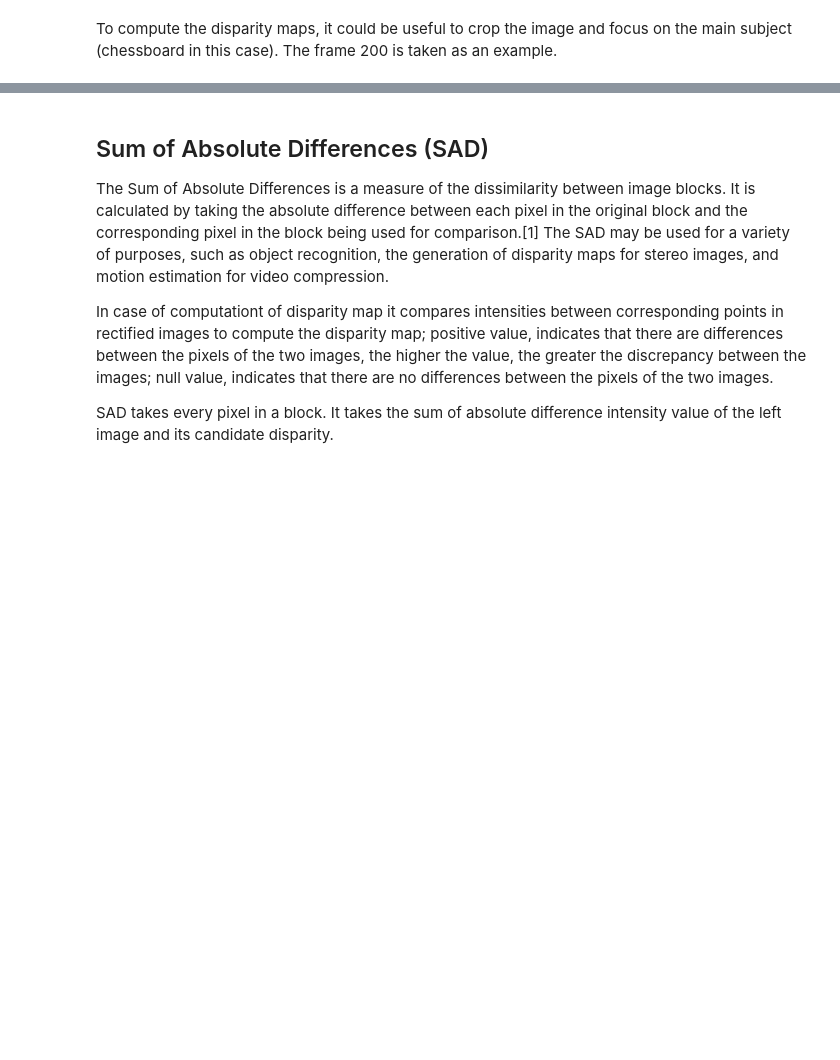
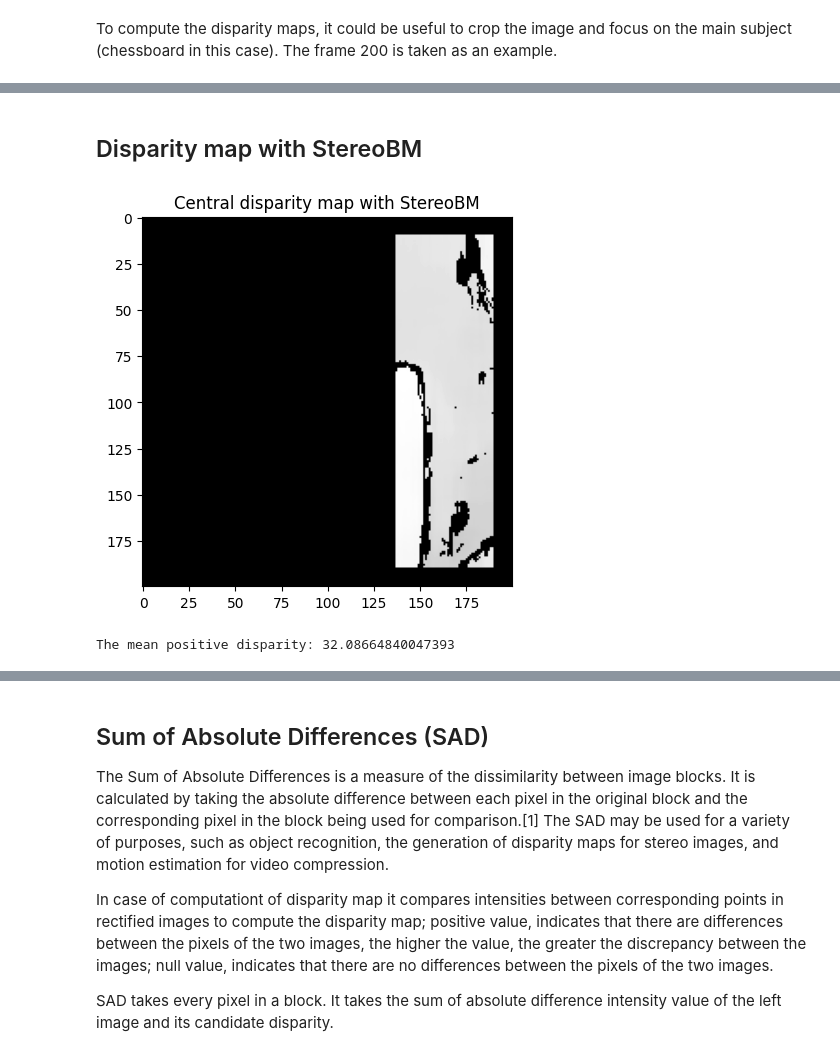
Before and after one commit to ArkaStark/RobotNavigation, a Jupyter notebook: Robot-navigation-paper.ipynb, the cells around one changed output, grey strips where cells are left out. Drawn from its saved outputs; the diff is of its cells as text; code cells hidden in the pictures; blank space fills up the shorter version.

```diff
--- a/Robot-navigation-paper.ipynb
+++ b/Robot-navigation-paper.ipynb
@@ -157,0 +178,21 @@ value type:  uint8
+# %% [markdown]
+## Disparity map with StereoBM
+# %%
+stereo = cv2.StereoBM_create(numDisparities=128, blockSize=21)# numDisparities is the Range of disparity; blockSize is the Size of the window used for matching (odd values only)
+disparity = stereo.compute(np_L_cropped,np_R_cropped)
+
+#It is necessary to perform a '/16' conversion to allow for the calculation of pixel disparity between the two images since the output of the function returns a value ranging
+#from -16 to 4064, as it uses 8 bits to describe the disparity for its internal calculations, leaving the last 4 bits null.
+disparity=disparity/16
+plt.imshow(disparity,'gray')
+plt.title (f'Central disparity map with StereoBM')
+plt.show()
+
+# Filter out positive disparity values
+positive_disparities = disparity[disparity >= 0]
+# Calculate mean of positive disparities
+mean_disparity = np.mean(positive_disparities)
+print("The mean positive disparity:", mean_disparity)
+# %% [output]
+[figure, added]
+The mean positive disparity: 32.08664840047393
```
Also changed, not shown: parts of 39 cells of this notebook.
